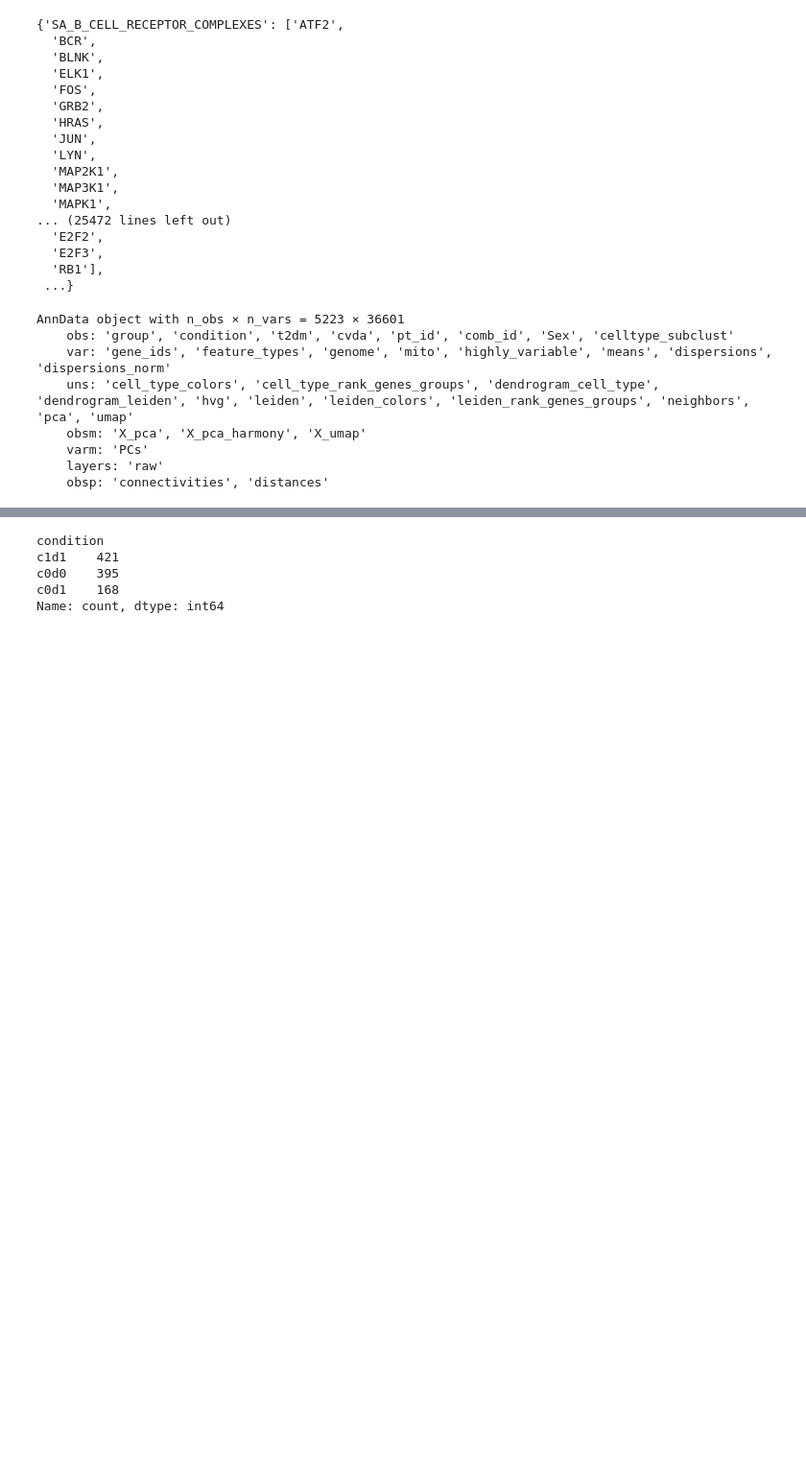
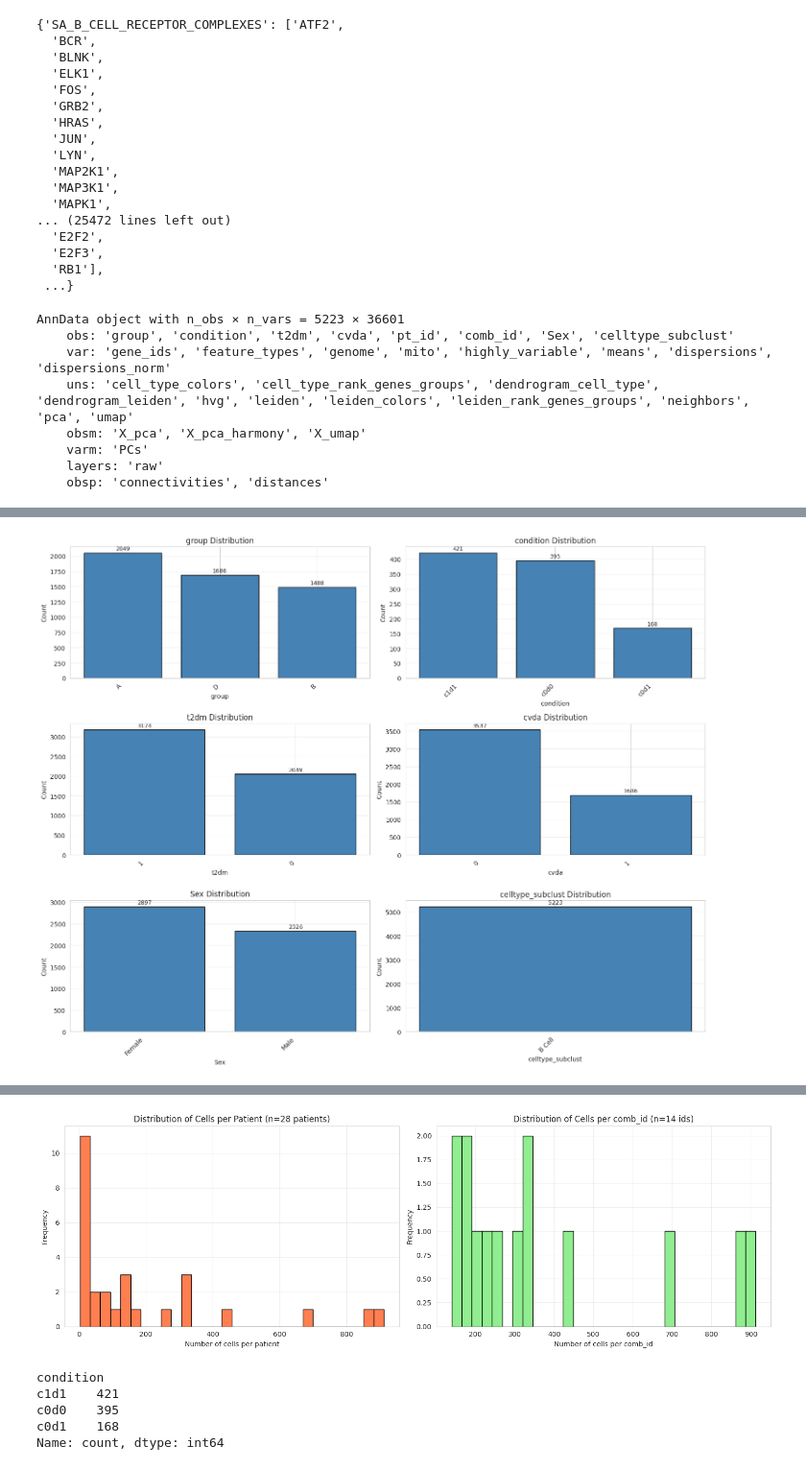
Before and after one commit to tsyasenpoor/sspa_vi, a Jupyter notebook: sspa.ipynb, the cells around one changed output, grey strips where cells are left out. Shown at 96% size. Saved outputs shown, nothing was run; the diff lists cells and outputs as text; code cells hidden in the pictures; blank space fills up the shorter version.

```diff
--- a/sspa.ipynb
+++ b/sspa.ipynb
@@ -52,0 +81,72 @@ AnnData object with n_obs × n_vars = 5223 × 36601
+# %%
+import seaborn as sns
+
+import matplotlib.pyplot as plt
+
+# Set style
+sns.set_style("whitegrid")
+
+# Get the categorical columns to plot
+categorical_cols = ['group', 'condition', 't2dm', 'cvda', 'Sex', 'celltype_subclust']
+
+# Create subplots
+fig, axes = plt.subplots(3, 2, figsize=(15, 12))
+axes = axes.flatten()
+
+# Plot value counts for each categorical column
+for idx, col in enumerate(categorical_cols):
+    if col in adata.obs.columns:
+        value_counts = adata.obs[col].value_counts()
+        axes[idx].bar(range(len(value_counts)), value_counts.values, color='steelblue', edgecolor='black')
+        axes[idx].set_xticks(range(len(value_counts)))
+        axes[idx].set_xticklabels(value_counts.index, rotation=45, ha='right')
+        axes[idx].set_xlabel(col)
+        axes[idx].set_ylabel('Count')
+        axes[idx].set_title(f'{col} Distribution')
+        axes[idx].grid(True, alpha=0.3, axis='y')
+
+        # Add counts on top of bars
+        for i, v in enumerate(value_counts.values):
+            axes[idx].text(i, v + max(value_counts.values)*0.01, str(v),
+                          ha='center', va='bottom', fontsize=9)
+    else:
+        axes[idx].text(0.5, 0.5, f'{col} not found',
+                      ha='center', va='center', transform=axes[idx].transAxes)
+        axes[idx].set_title(f'{col} (not available)')
+
+plt.tight_layout()
+plt.savefig('adata_obs_categorical_stats.png', dpi=150, bbox_inches='tight')
+plt.show()
+
+# Print summary statistics
+print("\n=== Summary Statistics ===\n")
+for col in categorical_cols:
+    if col in adata.obs.columns:
+        print(f"{col}:")
+        print(adata.obs[col].value_counts())
+        print(f"Total: {len(adata.obs[col])}")
+        print(f"Unique values: {adata.obs[col].nunique()}")
+        print("-" * 50)
+
+# Additional plots for pt_id and comb_id (if they exist)
+fig2, axes2 = plt.subplots(1, 2, figsize=(15, 5))
+
+if 'pt_id' in adata.obs.columns:
+    axes2[0].hist(adata.obs['pt_id'].value_counts().values, bins=30, color='coral', edgecolor='black')
+    axes2[0].set_xlabel('Number of cells per patient')
+    axes2[0].set_ylabel('Frequency')
+    axes2[0].set_title(f'Distribution of Cells per Patient (n={adata.obs["pt_id"].nunique()} patients)')
+    axes2[0].grid(True, alpha=0.3)
+
+if 'comb_id' in adata.obs.columns:
+    axes2[1].hist(adata.obs['comb_id'].value_counts().values, bins=30, color='lightgreen', edgecolor='black')
+    axes2[1].set_xlabel('Number of cells per comb_id')
+    axes2[1].set_ylabel('Frequency')
+    axes2[1].set_title(f'Distribution of Cells per comb_id (n={adata.obs["comb_id"].nunique()} ids)')
+    axes2[1].grid(True, alpha=0.3)
+
+plt.tight_layout()
+plt.savefig('adata_obs_patient_stats.png', dpi=150, bbox_inches='tight')
+plt.show()
+# %% [output]
+[figure, added]
@@ -53,3 +170,4 @@ AnnData object with n_obs × n_vars = 5223 × 36601
+[figure, added]
 # %%
 adata.obs['condition'].value_counts()
 # %% [output]
```
Also changed, not shown: parts of 31 cells of this notebook, 4 other files.
